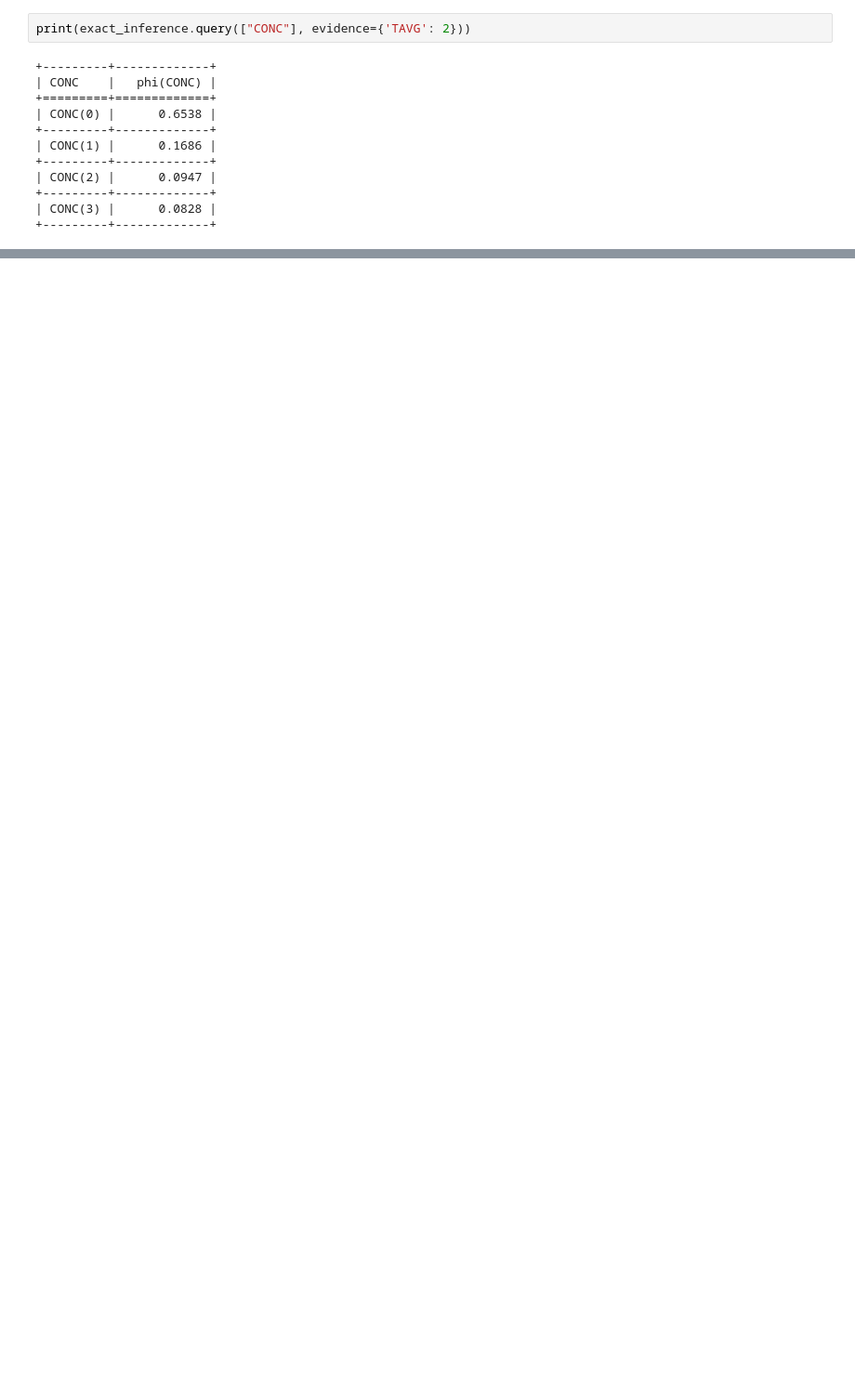
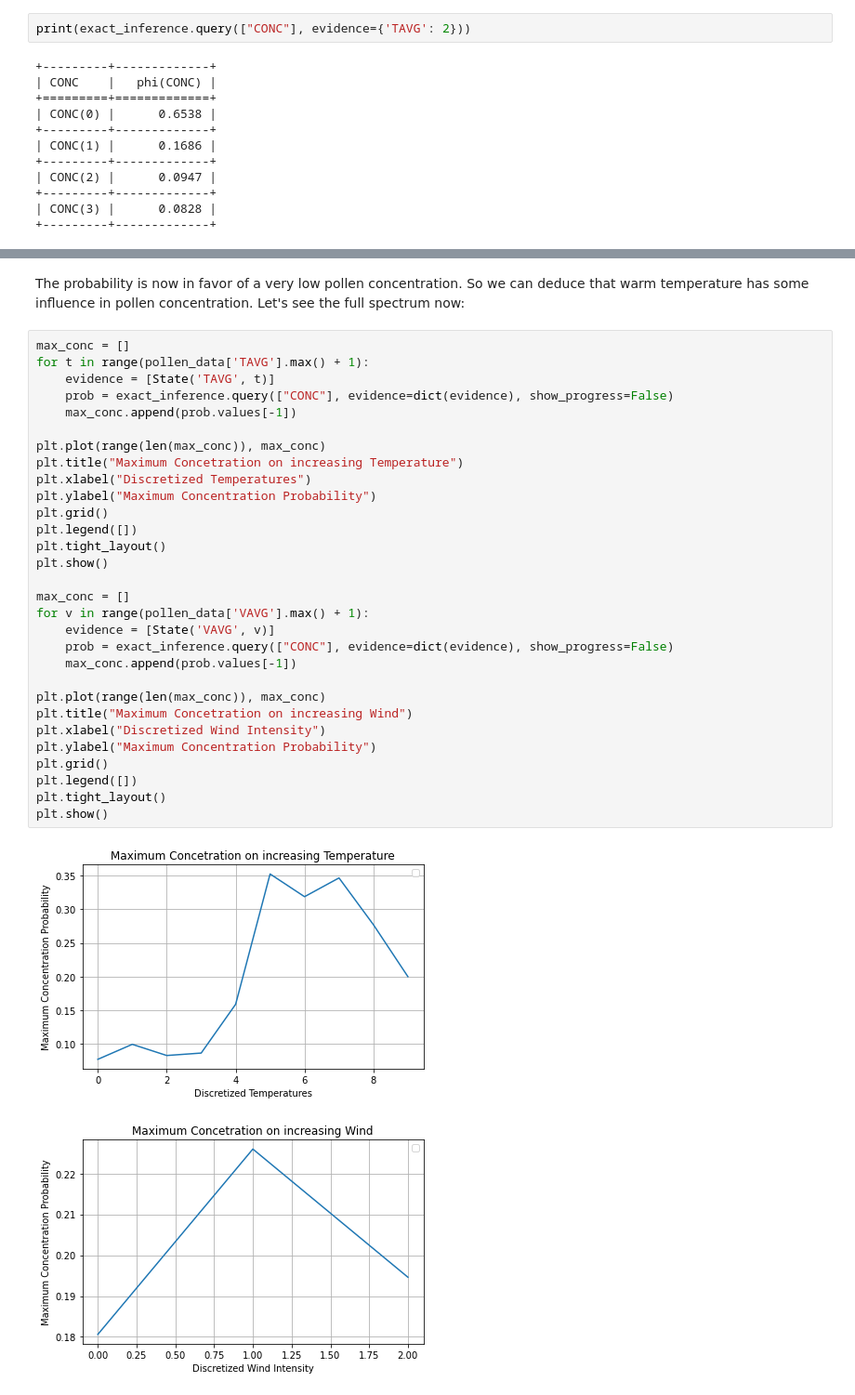
Before and after one commit to CrisSherban/Pollen, a Jupyter notebook: src/network.ipynb, the cells around one changed output, grey strips where cells are left out. Shown at 93% size. Drawn from its saved outputs; the diff is of its cells as text; blank space fills up the shorter version.

```diff
--- a/src/network.ipynb
+++ b/src/network.ipynb
@@ -252,0 +153,37 @@ TypeError: type numpy.ndarray doesn't define __round__ method
+# %% [markdown]
+The probability is now in favor of a very low pollen concentration. So we can deduce that
+warm temperature has some influence in pollen concentration.
+Let's see the full spectrum now:
+# %%
+max_conc = []
+for t in range(pollen_data['TAVG'].max() + 1):
+    evidence = [State('TAVG', t)]
+    prob = exact_inference.query(["CONC"], evidence=dict(evidence), show_progress=False)
+    max_conc.append(prob.values[-1])
+
+plt.plot(range(len(max_conc)), max_conc)
+plt.title("Maximum Concetration on increasing Temperature")
+plt.xlabel("Discretized Temperatures")
+plt.ylabel("Maximum Concentration Probability")
+plt.grid()
+plt.legend([])
+plt.tight_layout()
+plt.show()
+
+max_conc = []
+for v in range(pollen_data['VAVG'].max() + 1):
+    evidence = [State('VAVG', v)]
+    prob = exact_inference.query(["CONC"], evidence=dict(evidence), show_progress=False)
+    max_conc.append(prob.values[-1])
+
+plt.plot(range(len(max_conc)), max_conc)
+plt.title("Maximum Concetration on increasing Wind")
+plt.xlabel("Discretized Wind Intensity")
+plt.ylabel("Maximum Concentration Probability")
+plt.grid()
+plt.legend([])
+plt.tight_layout()
+plt.show()
+# %% [output]
+[figure, added]
+[figure, added]
```
Also changed, not shown: parts of 16 cells of this notebook, 2 other files.
